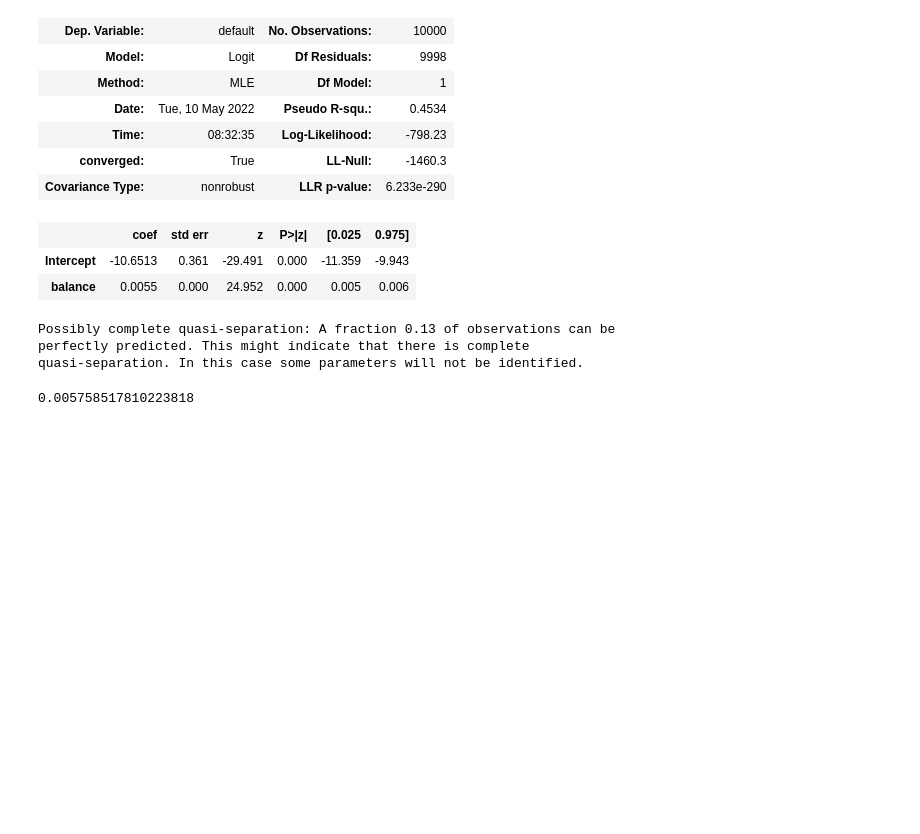
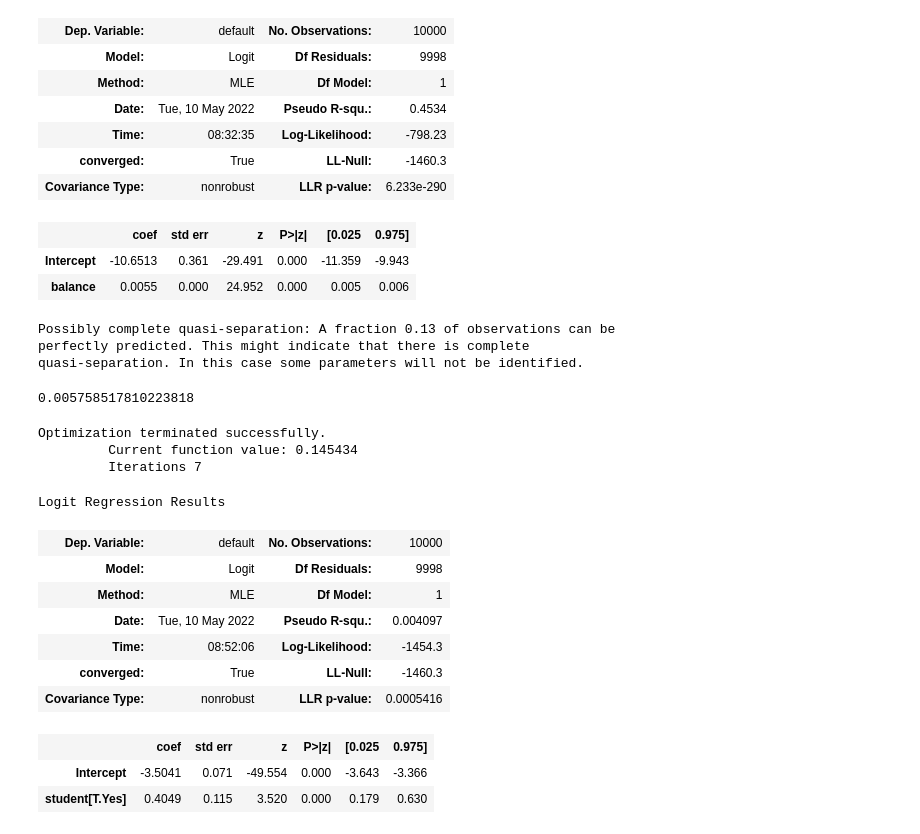
Before and after one commit to citrez/learning, a Jupyter notebook: explore/logit_motivation.ipynb, the cells around one changed output. Saved outputs shown, nothing was run; the diff lists cells and outputs as text; code cells hidden in the pictures; blank space fills up the shorter version.

```diff
--- a/explore/logit_motivation.ipynb
+++ b/explore/logit_motivation.ipynb
@@ -206,6 +207,26 @@ p = (math.exp(-10.6513 + 0.0055*balance) ) / (1 + math.exp(-10.6513 + 0.0055*bal
 p
 # %% [output]
 0.005758517810223818
+# %%
+# Simple logistic regression
+import statsmodels.formula.api as smf
+log_reg = smf.logit("default ~ student", data=defaults).fit()
+log_reg.summary()
+# %% [output]
+Optimization terminated successfully.
+         Current function value: 0.145434
+         Iterations 7
+Logit Regression Results
+| Dep. Variable: | default | No. Observations: | 10000 |
+| Model: | Logit | Df Residuals: | 9998 |
+| Method: | MLE | Df Model: | 1 |
+| Date: | Tue, 10 May 2022 | Pseudo R-squ.: | 0.004097 |
+| Time: | 08:52:06 | Log-Likelihood: | -1454.3 |
+| converged: | True | LL-Null: | -1460.3 |
+| Covariance Type: | nonrobust | LLR p-value: | 0.0005416 |
+|  | coef | std err | z | P>|z| | [0.025 | 0.975] |
+| Intercept | -3.5041 | 0.071 | -49.554 | 0.000 | -3.643 | -3.366 |
+| student[T.Yes] | 0.4049 | 0.115 | 3.520 | 0.000 | 0.179 | 0.630 |
 # %%
 # Mulitple logistic regression
 import statsmodels.formula.api as smf
```
Also changed, not shown: parts of 2 cells of this notebook, 1 other file.
